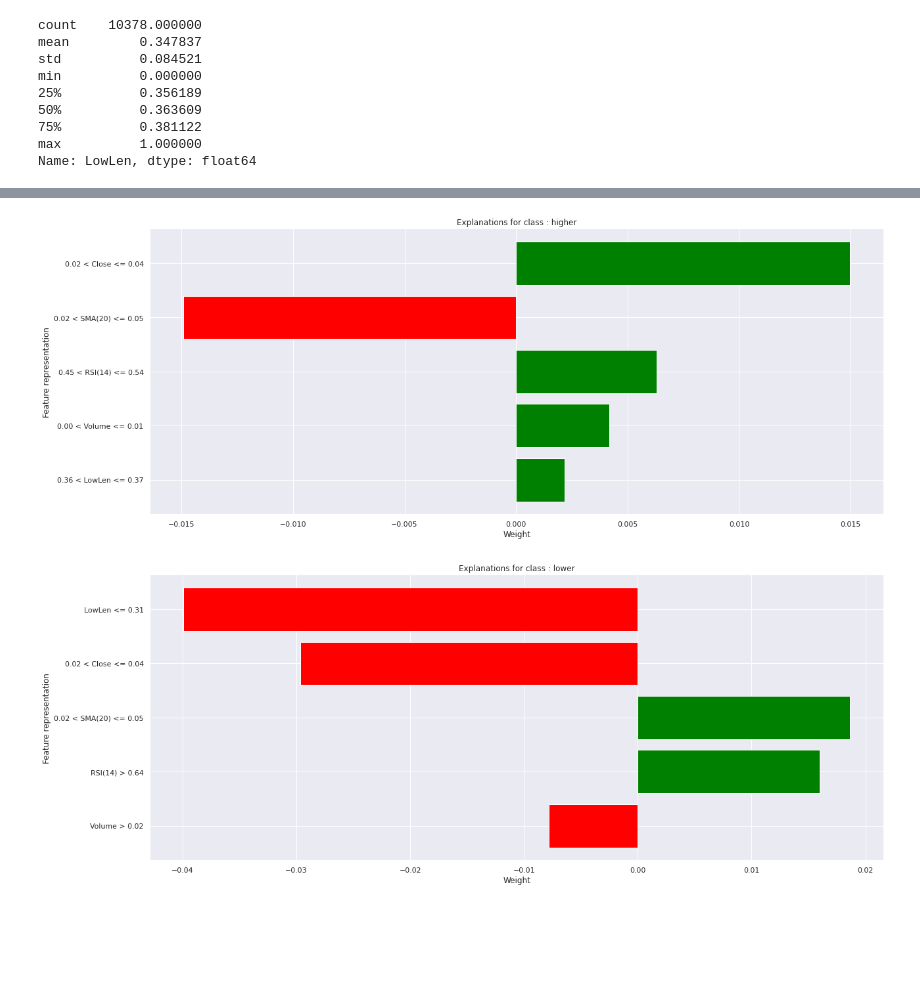
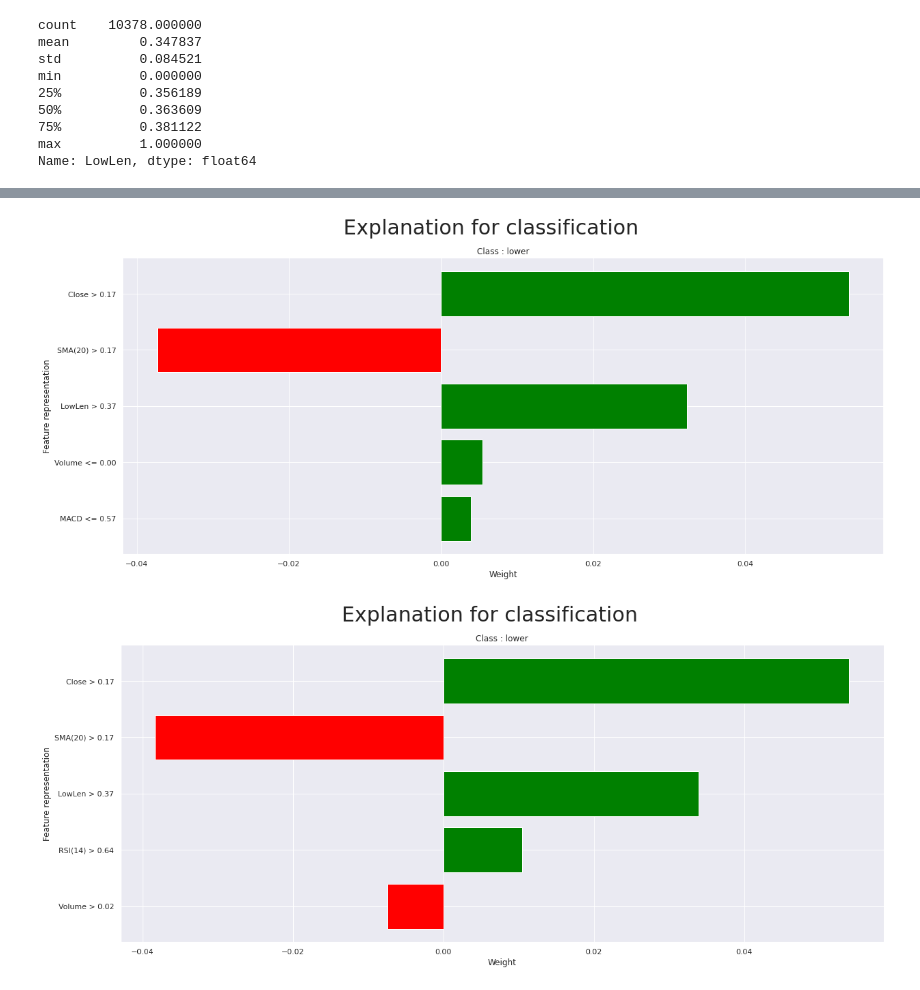
Before and after one commit to Naralas/StonksMarketPrediction, a Jupyter notebook: notebooks/StockPriceTendencyPrediction.ipynb, the cells around one changed output, grey strips where cells are left out. Cells and saved outputs as stored; diff of their text form; code cells hidden in the pictures; blank space fills up the shorter version.

Commit message:
added helper for explanations, results for t-test

```diff
--- a/notebooks/StockPriceTendencyPrediction.ipynb
+++ b/notebooks/StockPriceTendencyPrediction.ipynb
@@ -95,7 +98,7 @@ from sklearn.svm import SVC
 from sklearn.ensemble import RandomForestClassifier
 from sklearn.linear_model import LogisticRegression
 
-PERFORM_GRID_SEARCH = True
+PERFORM_GRID_SEARCH = False
 
 # default parameters
 best_params = {'DTree': {'criterion': 'gini', 'max_depth': 3, 'min_samples_leaf': 1}, 'RandomForest': {'criterion': 'entropy', 'max_depth': 10, 'max_features': 'auto', 'min_samples_leaf': 15, 'n_estimators': 50}, 'SVM': {'C': 0.5, 'gamma': 'scale', 'kernel': 'poly'}, 'LR': {'C': 0.1, 'fit_intercept': False, 'penalty': 'l2'}}
@@ -255,10 +254,8 @@ min          0.000000
 max          1.000000
 Name: LowLen, dtype: float64
 # %%
-import lime
-from lime import lime_tabular, submodular_pick
-
-def explain_clf(predict_func, X_train, y_train, data_columns, class_names, n_exps):
+from helpers.explainer import explain_model, plot_explanation
+"""def explain_clf(predict_func, X_train, y_train, data_columns, class_names, n_exps):
     explainer = lime_tabular.LimeTabularExplainer(X_train, training_labels=y_train,
                                                    discretize_continuous = True,
                                                    feature_names=data_columns, class_names=class_names,
@@ -276,15 +273,37 @@ def explain_clf(predict_func, X_train, y_train, data_columns, class_names, n_exp
 
     return exp
 
-    """i = 12
-    print(clf.predict((X_test[i]).reshape(1, -1)))
-    exp = explainer.explain_instance(X_test[i], clf.predict_proba, num_features=5, top_labels=3)
+
+def explain_reg(predict_func, X_train, y_train, data_columns, class_names, n_exps):
+explainer = lime_tabular.LimeTabularExplainer(X_train, training_labels=y_train,
+                                               discretize_continuous = True,
+                                               feature_names=data_columns, class_names=class_names,
+                                               verbose=False, mode='regression')
+
+sp_obj = submodular_pick.SubmodularPick(explainer, X_train, predict_func, sample_size=n_exps, num_features=5, num_exps_desired=1)
+for exp in sp_obj.explanations:
+    label = list(exp.as_map().keys())[0]
+    fig = exp.as_pyplot_figure(label=label)
+    ax = plt.gca()
+    ax.set_ylabel('Feature representation')
+    ax.set_xlabel('Weight')
+    ax.set_title(f"Explanations for class : {class_names[label]}")
     exp.show_in_notebook(show_table=True)
-    print(exp.as_list())
-    #pd.DataFrame(exp.as_list())
 
-    exp.as_pyplot_figure()
-    plt.show()"""
+return exp
+"""
+"""
+i = 12
+print(clf.predict((X_test[i]).reshape(1, -1)))
+exp = explainer.explain_instance(X_test[i], clf.predict_proba, num_features=5, top_labels=3)
+exp.show_in_notebook(show_table=True)
+print(exp.as_list())
+#pd.DataFrame(exp.as_list())
 
-exp = explain_clf(clf_dict['SVM'].predict_proba, X_train, y_train, data_columns, ['lower', 'stay', 'higher'], n_exps=2)
+exp.as_pyplot_figure()
+plt.show()"""
+
+
+clf = clf_dict['SVM']
+explanations = explain_model(clf.predict_proba, X_train, y_train, data_columns=data_columns, class_names=['lower','stay','higher'], n_exps=2, mode='classification')
 # %% [output]
@@ -293,2 +310,2 @@ exp = explain_clf(clf_dict['SVM'].predict_proba, X_train, y_train, data_columns,
-[figure, old version]
+[figure, new version]
-[figure, old version]
+[figure, new version]
```
Also changed, not shown: parts of 6 cells of this notebook, 16 other files.
